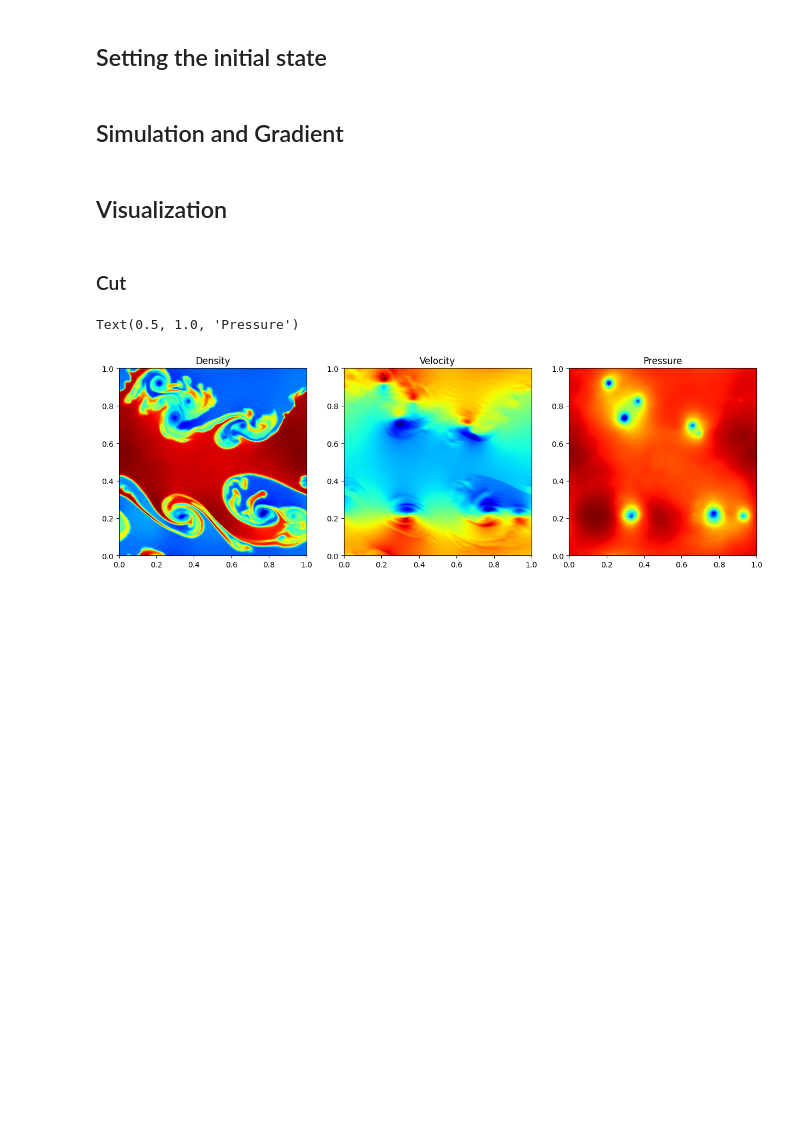
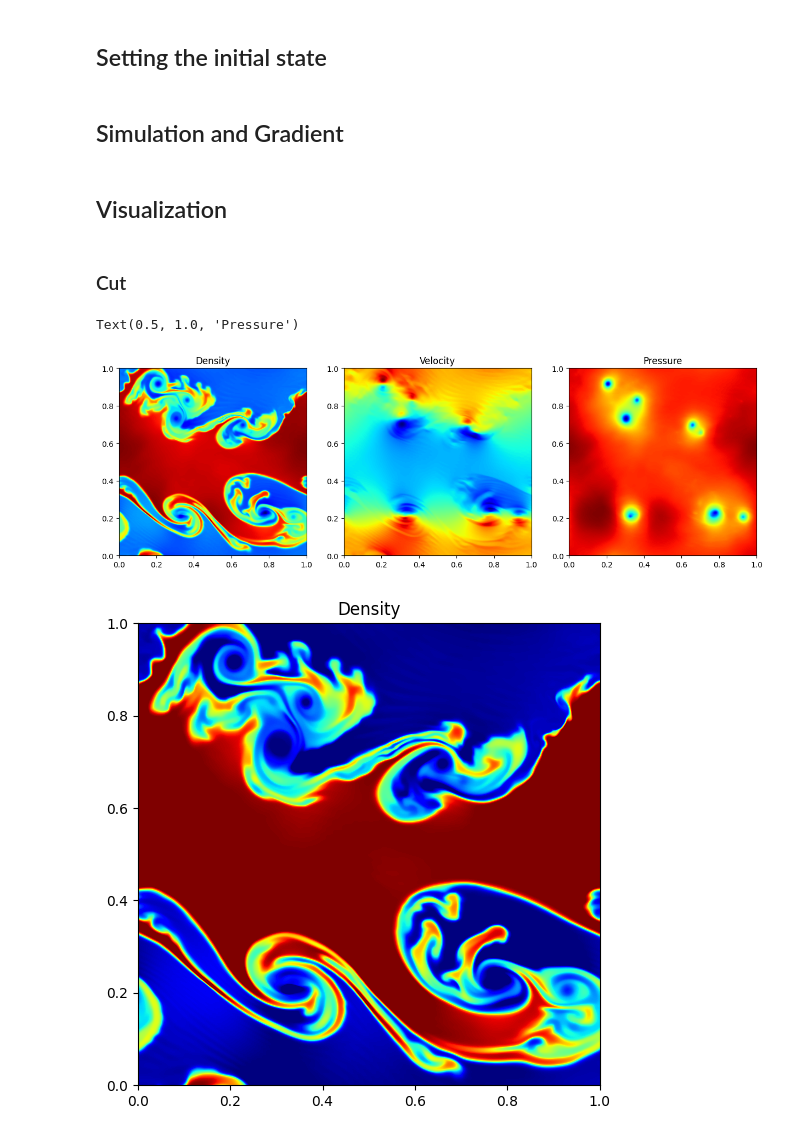
Before and after one commit to leo1200/jf1uids, a Jupyter notebook: notebooks/hydrodynamics/kelvin_helmholtz.ipynb, the cells around one changed output. Drawn from its saved outputs; the diff is of its cells as text; code cells hidden in the pictures; blank space fills up the shorter version.

```diff
--- a/notebooks/hydrodynamics/kelvin_helmholtz.ipynb
+++ b/notebooks/hydrodynamics/kelvin_helmholtz.ipynb
@@ -56,7 +59,9 @@ config = SimulationConfig(
     differentiation_mode = FORWARDS,
     num_timesteps = num_timesteps,
     boundary_settings = BoundarySettings(x = BoundarySettings1D(PERIODIC_BOUNDARY, PERIODIC_BOUNDARY), y = BoundarySettings1D(PERIODIC_BOUNDARY, PERIODIC_BOUNDARY)),
-    limiter = MINMOD
+    limiter = MINMOD,
+    return_snapshots = True,
+    num_snapshots = 100
 )
 
 helper_data = get_helper_data(config)
@@ -111,7 +116,7 @@ config = finalize_config(config, initial_state.shape)
 # %% [markdown]
 ## Simulation and Gradient
 # %%
-final_state = time_integration(initial_state, config, params, helper_data, registered_variables)
+result = time_integration(initial_state, config, params, helper_data, registered_variables)
 # %% [markdown]
 ## Visualization
 # %% [markdown]
@@ -158,3 +165,33 @@ ax3.set_title("Pressure")
 # %% [output]
 Text(0.5, 1.0, 'Pressure')
 [figure]
+# %%
+import matplotlib.animation as animation
+
+# Create a figure and axis for the animation
+fig, ax = plt.subplots(figsize=(6, 6))
+ax.set_aspect('equal', 'box')
+
+# Initialize the plot with the first frame
+density = result.states[0][0, :, :]
+norm = LogNorm(vmin=jnp.min(density), vmax=jnp.max(density), clip=True)
+im = ax.imshow(density.T, norm=norm, cmap="jet", origin="lower", extent=[0, box_size, 0, box_size])
+ax.set_title("Density")
+
+# Add a color bar
+# cbar = fig.colorbar(im, ax=ax)
+# cbar.set_label('Density')
+
+# Update function for the animation
+def update(frame):
+    density = result.states[frame][0, :, :]
+    im.set_data(density.T)
+    return [im]
+
+# Create the animation
+ani = animation.FuncAnimation(fig, update, frames=len(result.states), blit=True)
+
+# Display the animation
+ani.save("kelvin_helmholtz.gif", fps=24)
+# %% [output]
+[figure, added]
```
Also changed, not shown: parts of 2 cells of this notebook, 1 other file.
